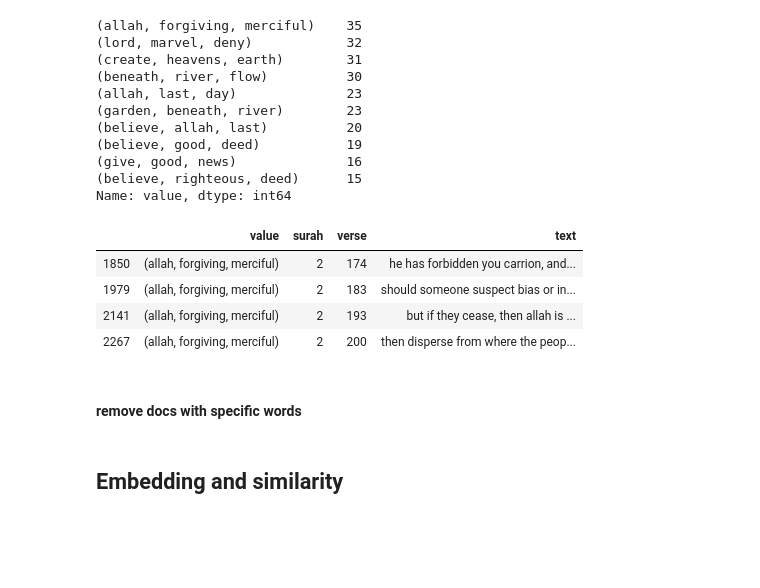
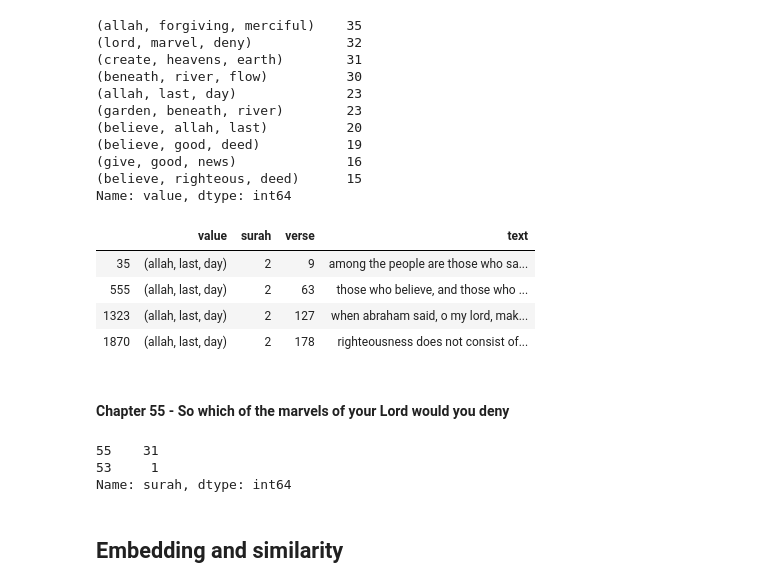
Before and after one commit to yuwei2341/nlp, a Jupyter notebook: topics/Quran.ipynb, the cells around one changed output. Drawn from its saved outputs; the diff is of its cells as text; code cells hidden in the pictures; blank space fills up the shorter version.

```diff
--- a/topics/Quran.ipynb
+++ b/topics/Quran.ipynb
@@ -147,15 +128,8 @@ def word_cloud(corpus):
 ### Read in and decode
 # %%
 ### Downloaded at http://www.clearquran.com/
-suras_indices = ALL_SURAH_INDICES  # [optional] choose surahs in certain periods
-documents_by_surah_as_list, i_surah, i_verse = read_in_quran(suras_indices, data_folder='../data/quran-verse-by-verse-text/')
+# suras_indices = ALL_SURAH_INDICES  # [optional] choose surahs in certain periods
+documents_by_surah_as_list, i_surah, i_verse = read_in_quran()
 documents_by_verse = [verse for surah in documents_by_surah_as_list for verse in surah]
-
-remove_basmala(documents_by_verse, i_verse)
-remove_basmala(documents_by_surah_as_list)
-
-documents_by_surah = [' '.join(surah) for surah in documents_by_surah_as_list]
-
-df0 = pd.DataFrame({'text': documents_by_verse, 'surah': i_surah, 'verse': i_verse})
 # %% [markdown]
 ### Parsing
@@ -248,12 +243,10 @@ dfng_j['value'].value_counts()[:10]
 (believe, righteous, deed)      15
 Name: value, dtype: int64
 # %%
-dfng_j[dfng_j['value'] == dfng_j['value'].value_counts().index[0]][:4]
+dfng_j[dfng_j['value'] == dfng_j['value'].value_counts().index[4]][:4]
 # %% [output]
 |  | value | surah | verse | text |
-| 1850 | (allah, forgiving, merciful) | 2 | 174 | he has forbidden you carrion, and... |
-| 1979 | (allah, forgiving, merciful) | 2 | 183 | should someone suspect bias or in... |
-| 2141 | (allah, forgiving, merciful) | 2 | 193 | but if they cease, then allah is ... |
-| 2267 | (allah, forgiving, merciful) | 2 | 200 | then disperse from where the peop... |
+| 35 | (allah, last, day) | 2 | 9 | among the people are those who sa... |
+| 555 | (allah, last, day) | 2 | 63 | those who believe, and those who ... |
+| 1323 | (allah, last, day) | 2 | 127 | when abraham said, o my lord, mak... |
+| 1870 | (allah, last, day) | 2 | 178 | righteousness does not consist of... |
-# %% [markdown]
-#### remove docs with specific words
@@ -269,3 +253,11 @@ top_docs = df[df.processed.apply(filter_common_docs)].copy()
+# %% [markdown]
+#### Chapter 55 - So which of the marvels of your Lord would you deny
+# %%
+dfng_j[dfng_j['value'] == ('lord', 'marvel', 'deny')]['surah'].value_counts()
+# %% [output]
+55    31
+53     1
+Name: surah, dtype: int64
 # %% [markdown]
 ## Embedding and similarity
 # %%
```
Also changed, not shown: parts of 39 cells of this notebook.
